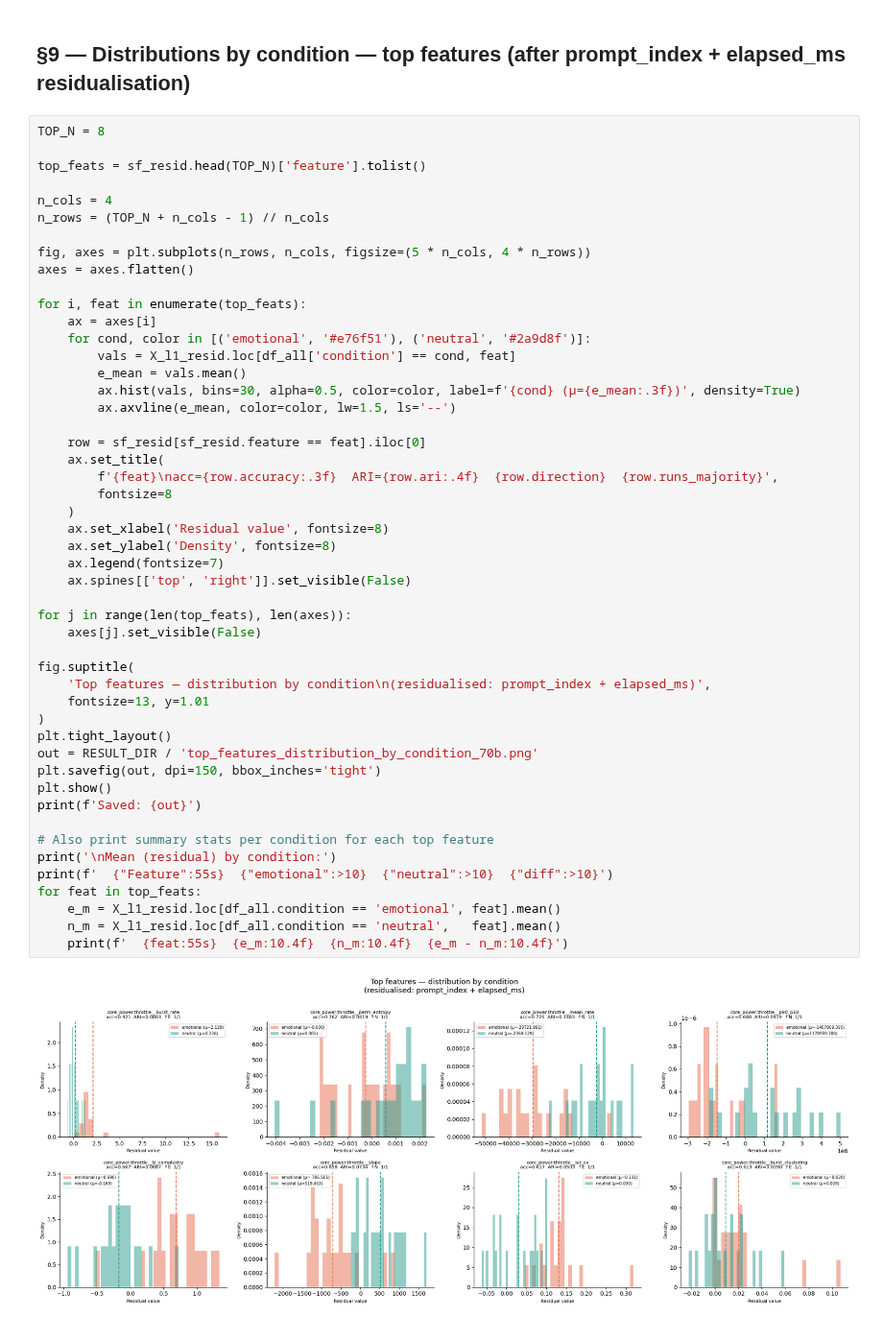
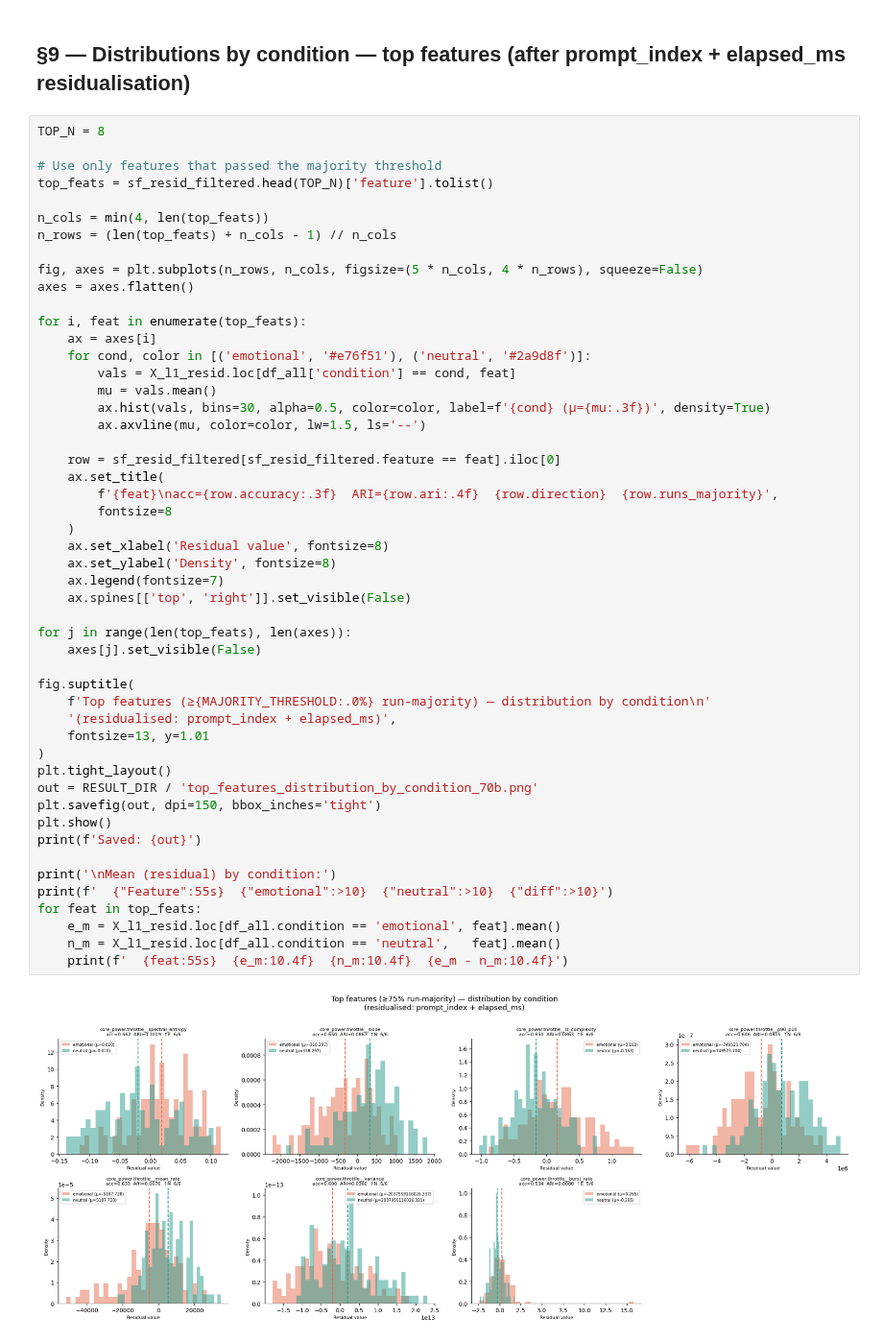
Before and after one commit to salviromain/mccviahat, a Jupyter notebook: analysis/methodology/70blonger res .ipynb, the cells around one changed output. Shown at 96% size. Drawn from its saved outputs; the diff is of its cells as text.

```diff
--- a/analysis/methodology/70blonger res .ipynb
+++ b/analysis/methodology/70blonger res .ipynb
@@ -401,54 +525,55 @@ Chance baseline: 0.5000
 # %%
 TOP_N = 8
 
-top_feats = sf_resid.head(TOP_N)['feature'].tolist()
+# Use only features that passed the majority threshold
+top_feats = sf_resid_filtered.head(TOP_N)['feature'].tolist()
 
-n_cols = 4
-n_rows = (TOP_N + n_cols - 1) // n_cols
+n_cols = min(4, len(top_feats))
+n_rows = (len(top_feats) + n_cols - 1) // n_cols
 
-fig, axes = plt.subplots(n_rows, n_cols, figsize=(5 * n_cols, 4 * n_rows))
+fig, axes = plt.subplots(n_rows, n_cols, figsize=(5 * n_cols, 4 * n_rows), squeeze=False)
 axes = axes.flatten()
 
 for i, feat in enumerate(top_feats):
     ax = axes[i]
     for cond, color in [('emotional', '#e76f51'), ('neutral', '#2a9d8f')]:
         vals = X_l1_resid.loc[df_all['condition'] == cond, feat]
-        e_mean = vals.mean()
-        ax.hist(vals, bins=30, alpha=0.5, color=color, label=f'{cond} (μ={e_mean:.3f})', density=True)
-        ax.axvline(e_mean, color=color, lw=1.5, ls='--')
+        mu = vals.mean()
+        ax.hist(vals, bins=30, alpha=0.5, color=color, label=f'{cond} (μ={mu:.3f})', density=True)
+        ax.axvline(mu, color=color, lw=1.5, ls='--')
 
-    row = sf_resid[sf_resid.feature == feat].iloc[0]
+    row = sf_resid_filtered[sf_resid_filtered.feature == feat].iloc[0]
     ax.set_title(
         f'{feat}\nacc={row.accuracy:.3f}  ARI={row.ari:.4f}  {row.direction}  {row.runs_majority}',
         fontsize=8
     )
     ax.set_xlabel('Residual value', fontsize=8)
     ax.set_ylabel('Density', fontsize=8)
     ax.legend(fontsize=7)
     ax.spines[['top', 'right']].set_visible(False)
 
 for j in range(len(top_feats), len(axes)):
     axes[j].set_visible(False)
 
 fig.suptitle(
-    'Top features — distribution by condition\n(residualised: prompt_index + elapsed_ms)',
+    f'Top features (≥{MAJORITY_THRESHOLD:.0%} run-majority) — distribution by condition\n'
+    '(residualised: prompt_index + elapsed_ms)',
     fontsize=13, y=1.01
 )
 plt.tight_layout()
 out = RESULT_DIR / 'top_features_distribution_by_condition_70b.png'
 plt.savefig(out, dpi=150, bbox_inches='tight')
 plt.show()
 print(f'Saved: {out}')
 
-# Also print summary stats per condition for each top feature
 print('\nMean (residual) by condition:')
 print(f'  {"Feature":55s}  {"emotional":>10}  {"neutral":>10}  {"diff":>10}')
 for feat in top_feats:
     e_m = X_l1_resid.loc[df_all.condition == 'emotional', feat].mean()
     n_m = X_l1_resid.loc[df_all.condition == 'neutral',   feat].mean()
     print(f'  {feat:55s}  {e_m:10.4f}  {n_m:10.4f}  {e_m - n_m:10.4f}')
 # %% [output]
-[figure, old version]
+[figure, new version]
 Saved: /Users/rsalvi/Desktop/mccviahat/results/hat_analysis/top_features_distribution_by_condition_70b.png
 
 Mean (residual) by condition:
```
Also changed, not shown: parts of 10 cells of this notebook, 21 other files.
